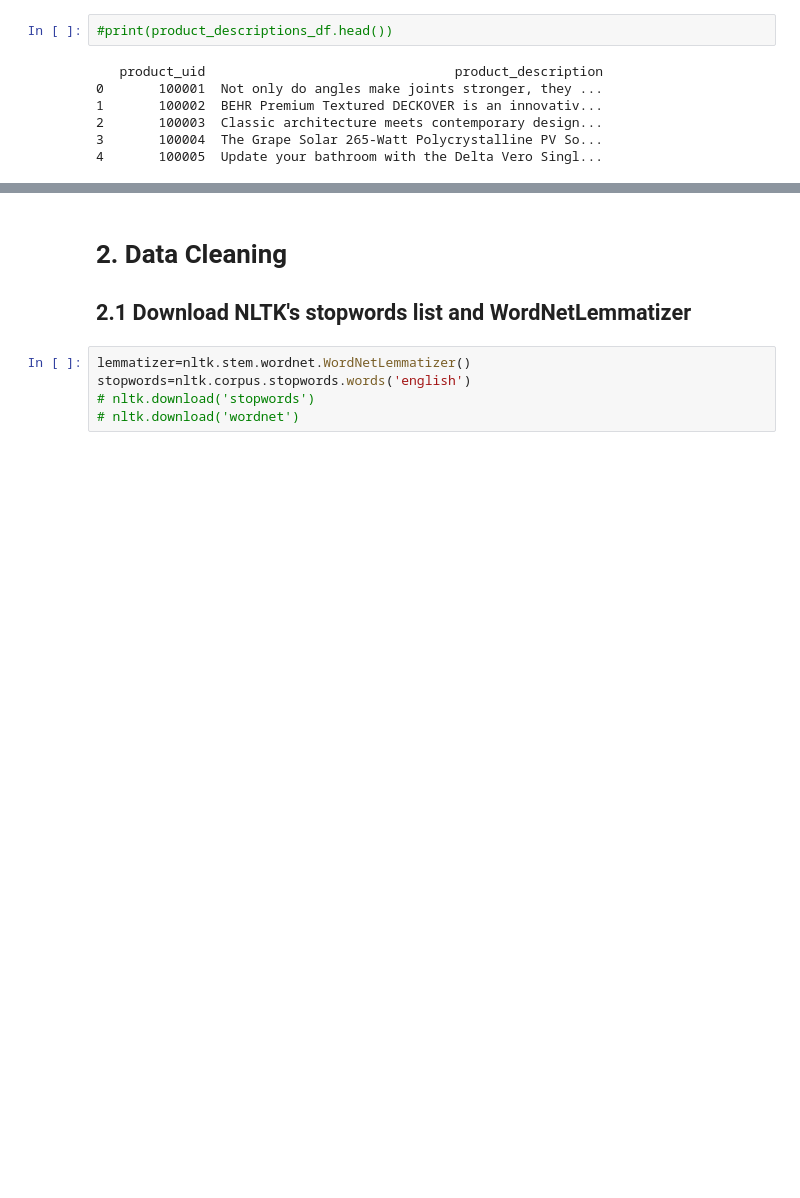
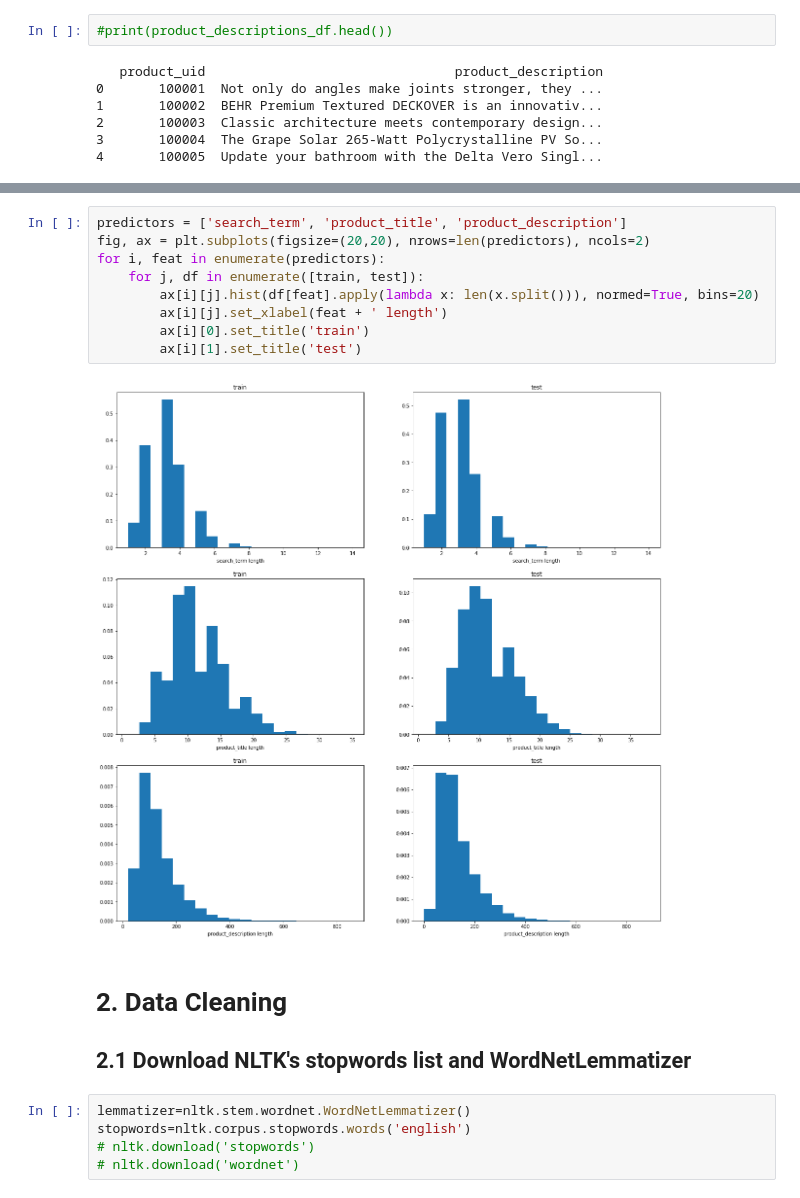
Before and after one commit to yuhanfu/Team11, a Jupyter notebook: Task14/Task14_feature_engineering.ipynb, the cells around one changed output, grey strips where cells are left out. Saved outputs shown, nothing was run; the diff lists cells and outputs as text; blank space fills up the shorter version.

```diff
--- a/Task14/Task14_feature_engineering.ipynb
+++ b/Task14/Task14_feature_engineering.ipynb
@@ -52,3 +146,14 @@ dtype: object
+# %%
+predictors = ['search_term', 'product_title', 'product_description']
+fig, ax = plt.subplots(figsize=(20,20), nrows=len(predictors), ncols=2)
+for i, feat in enumerate(predictors):
+    for j, df in enumerate([train, test]):
+        ax[i][j].hist(df[feat].apply(lambda x: len(x.split())), normed=True, bins=20)
+        ax[i][j].set_xlabel(feat + ' length')
+        ax[i][0].set_title('train')
+        ax[i][1].set_title('test')
+# %% [output]
+[figure, added]
 # %% [markdown]
 # 2. Data Cleaning
 ## 2.1 Download NLTK's stopwords list and WordNetLemmatizer
```
Also changed, not shown: parts of 24 cells of this notebook.
